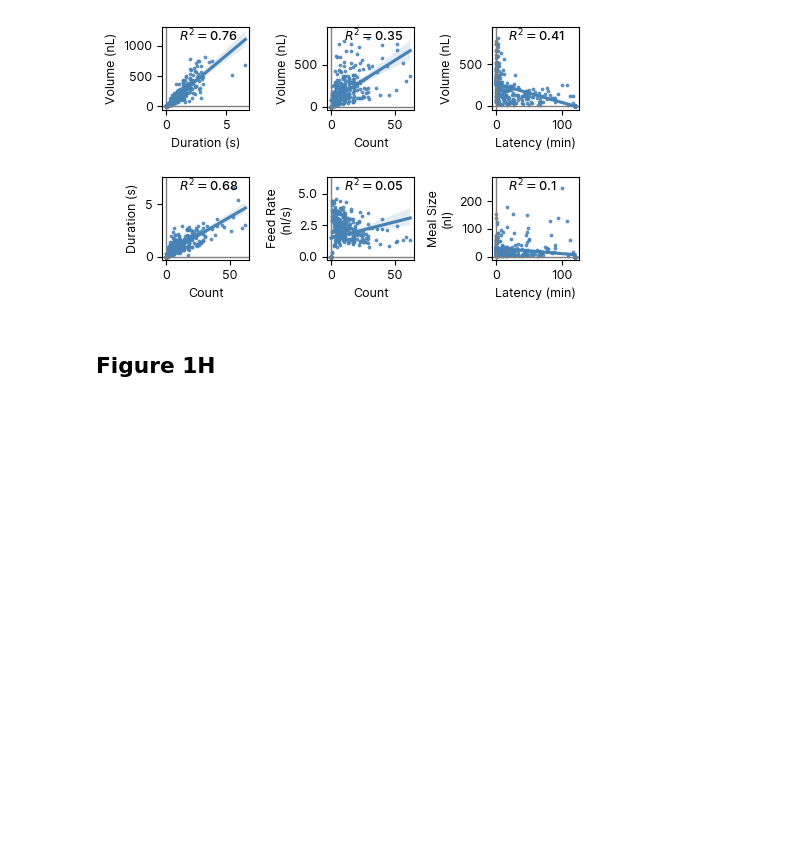
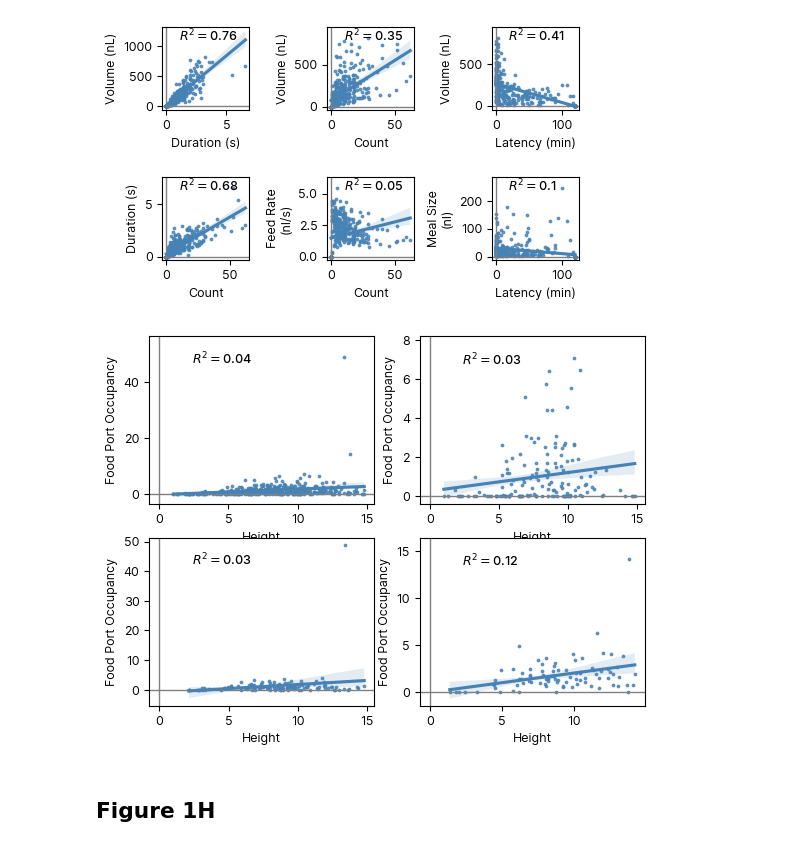
Before and after one commit to sangyu/Ethomics5HT, a Jupyter notebook: nbs/01_Figures/01_Setup.ipynb, the cells around one changed output. Saved outputs shown, nothing was run; the diff lists cells and outputs as text; code cells hidden in the pictures; blank space fills up the shorter version.

```diff
--- a/nbs/01_Figures/01_Setup.ipynb
+++ b/nbs/01_Figures/01_Setup.ipynb
@@ -660,6 +666,18 @@ f.savefig(imagepath+'/FigureS7/'+ 'cooreg'+'.svg', dpi = 300)
 # angles = plotEigenVectors(w1118.iloc[:, 5::], x = 'Duration', y = 'Volume', ax = ax, scale = scale, plotVs = [0])
 # %% [output]
 [figure]
+# %%
+f, ax = plt.subplots(2, 2)
+elevation_foodportocc = regscatter(w1118.iloc[:, 5::].dropna(subset=['Height', 'Food Port Occupancy']), x = 'Height', y = 'Food Port Occupancy', ax = ax[0, 0], color = 'steelblue')
+n = 1
+for a in w1118.Starvation.unique():
+    w1118_a = w1118[w1118['Starvation'] == a]
+    elevation_foodportocc = regscatter(w1118_a.iloc[:, 5::].dropna(subset=['Height', 'Food Port Occupancy']), x = 'Height', y = 'Food Port Occupancy', ax = ax.flatten()[n], color = 'steelblue')
+    n = n + 1
+
+f.savefig(imagepath+'/FigureS7/'+ 'elevation_foodportocc'+'.svg', dpi = 300)
+# %% [output]
+[figure, added]
 # %% [markdown]
 ## Figure 1H
 # %%
```
Also changed, not shown: parts of 6 cells of this notebook, 4 other files.
